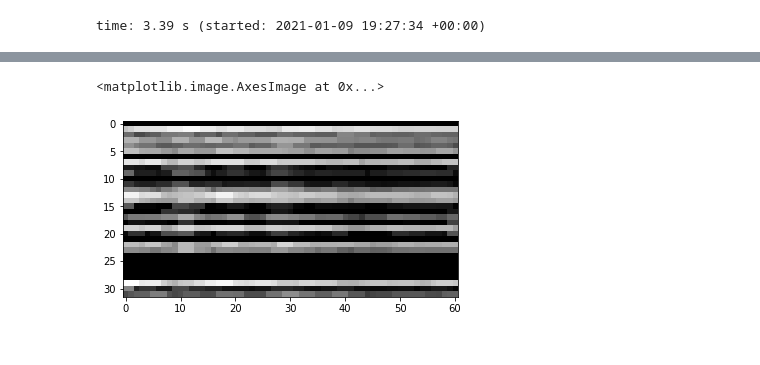
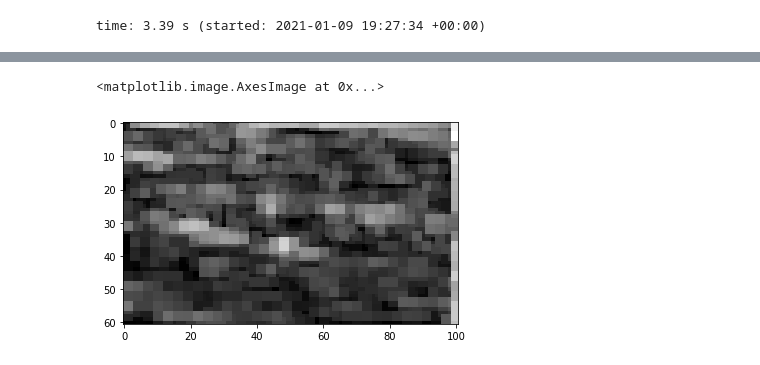
Before and after one commit to aissahm/image_analysis, a Jupyter notebook: task3.ipynb, the cells around one changed output, grey strips where cells are left out. Cells and saved outputs as stored; diff of their text form; code cells hidden in the pictures.

```diff
--- a/task3.ipynb
+++ b/task3.ipynb
@@ -654,7 +654,7 @@ lcnarchitecture = {"features": {
                     "stride": 1,
                     "padding": 1,
                     "dilation": 1,
-                    "number_of_kernels_per_marker": 4
+                    "number_of_kernels_per_marker": 3
                 },
                 "activation": {
                     "operation": "relu",
@@ -669,6 +669,12 @@ lcnarchitecture = {"features": {
                         "stride": 1,
                         "padding": 1
                     }
+                },
+                "BatchNorm": {
+                    "operation": "BatchNorm1d",
+                    "params": {
+                        "num_features": 10
+                    }
                 }
             },
         }
@@ -708,7 +714,7 @@ time: 16.2 ms (started: 2021-01-09 22:05:19 +00:00)
 # %%
 outnumpy = out.detach().numpy()
 
-plt.imshow(outnumpy[0, :, :, 10], cmap='gray')
+plt.imshow(outnumpy[0, 10, :, :], cmap='gray')
 # %% [output]
 <matplotlib.image.AxesImage at 0x...>
-[figure, old version]
+[figure, new version]
```
Also changed, not shown: parts of 4 cells of this notebook.
